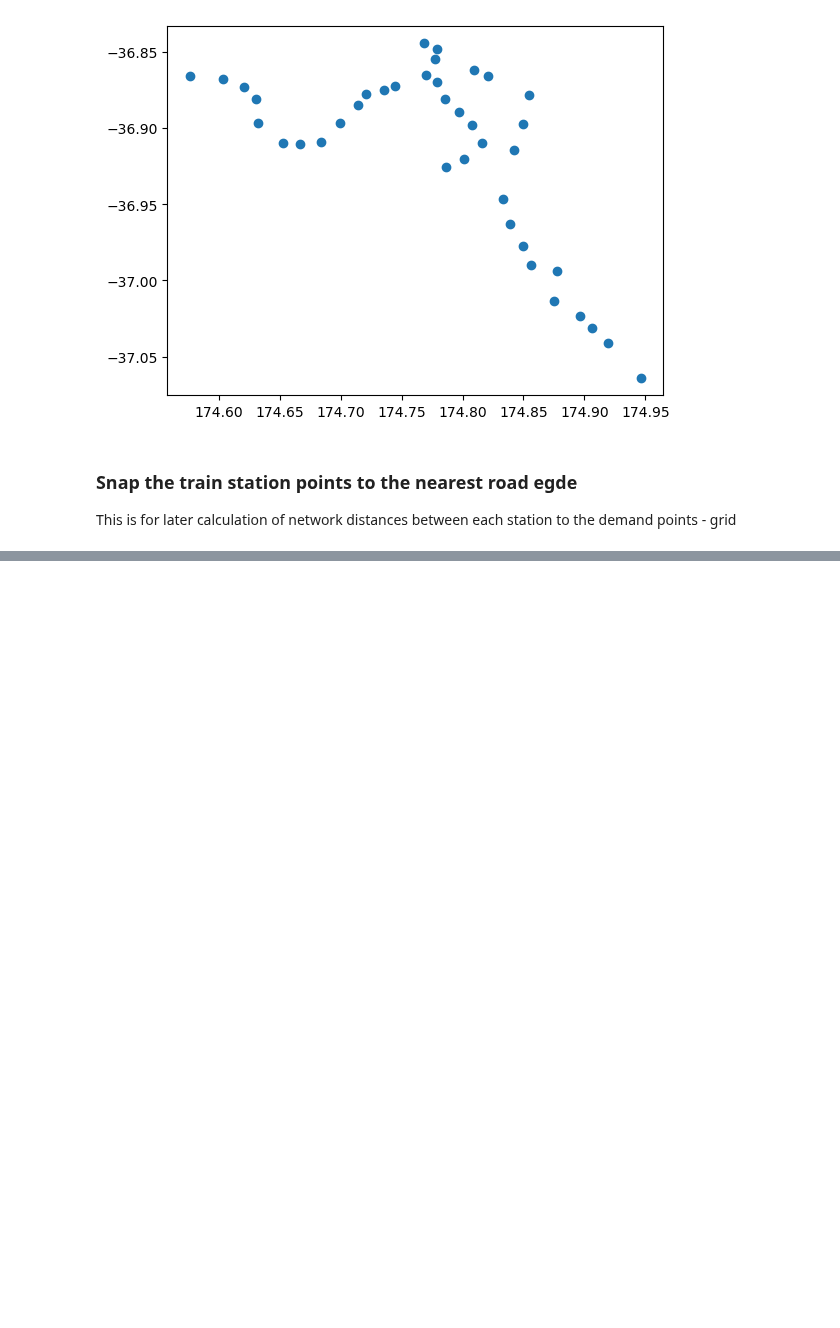
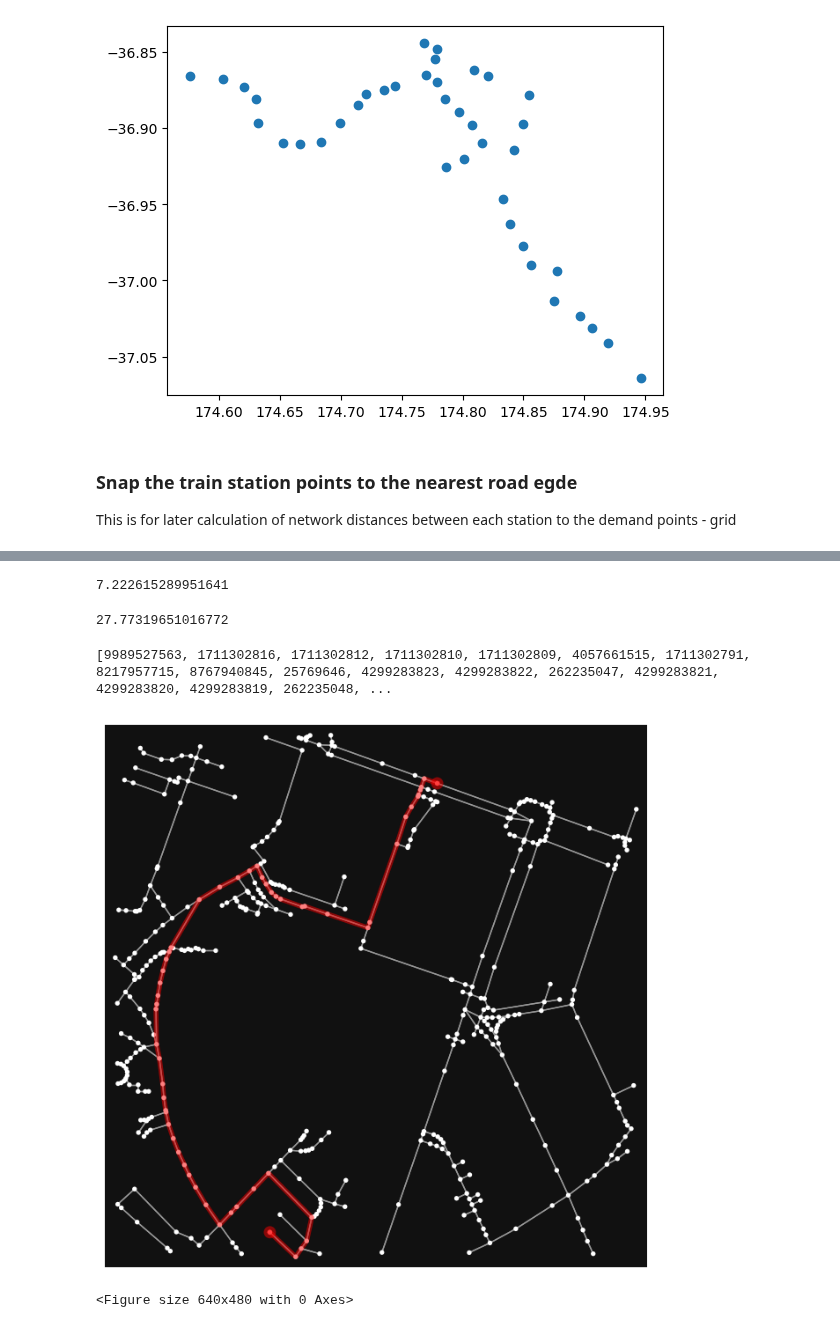
Before and after one commit to jankomag/uli-nz, a Jupyter notebook: test.ipynb, the cells around one changed output, grey strips where cells are left out. Drawn from its saved outputs; the diff is of its cells as text; code cells hidden in the pictures; blank space fills up the shorter version.

```diff
--- a/test.ipynb
+++ b/test.ipynb
@@ -125,0 +128,14 @@ stations.to_file("data/transport/public_transport/trains_auckland_with_distances
+# %%
+orig_node, dist_origin_to_edge = ox.distance.nearest_nodes(G, 174.762338, -36.853693, return_dist=True)
+target_node, dist_target_to_edge= ox.distance.nearest_nodes(G, 174.763902, -36.850447, return_dist=True)
+
+o_closest = nodes_proj.loc[orig_node]
+t_closest = nodes_proj.loc[target_node]
+# %%
+dist_origin_to_edge
+# %% [output]
+7.222615289951641
+# %%
+dist_target_to_edge
+# %% [output]
+27.77319651016772
@@ -125,0 +144,11 @@ stations.to_file("data/transport/public_transport/trains_auckland_with_distances
+# %%
+route = nx.shortest_path(G, source=orig_node, target=target_node, weight='length')
+print(route)
+# %% [output]
+[9989527563, 1711302816, 1711302812, 1711302810, 1711302809, 4057661515, 1711302791, 8217957715, 8767940845, 25769646, 4299283823, 4299283822, 262235047, 4299283821, 4299283820, 4299283819, 262235048, ...
+# %%
+fig, ax = ox.plot_graph_route(G, route)
+plt.tight_layout()
+# %% [output]
+[figure, added]
+<Figure size 640x480 with 0 Axes>
```
Also changed, not shown: parts of 3 cells of this notebook, 1 other file.
